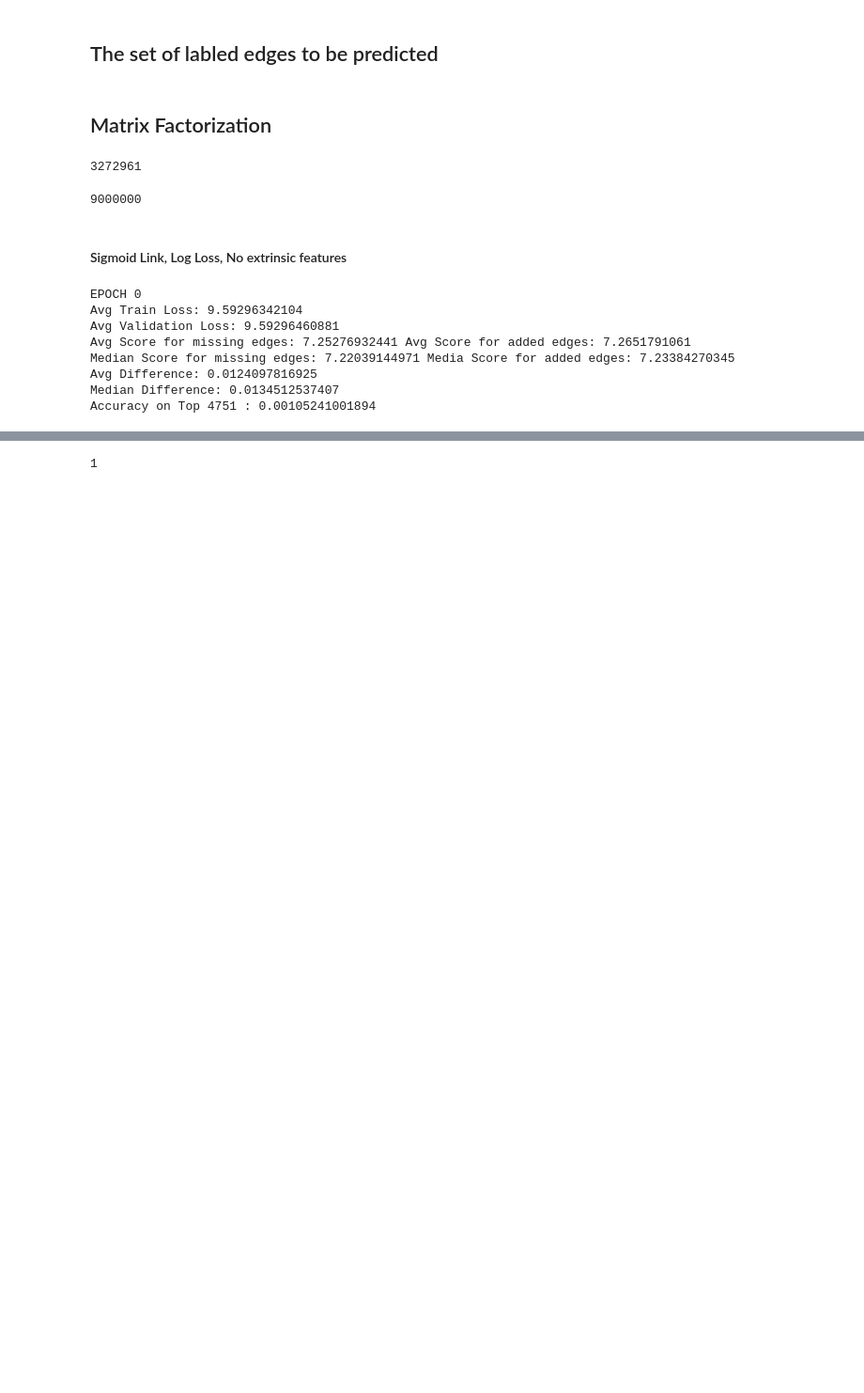
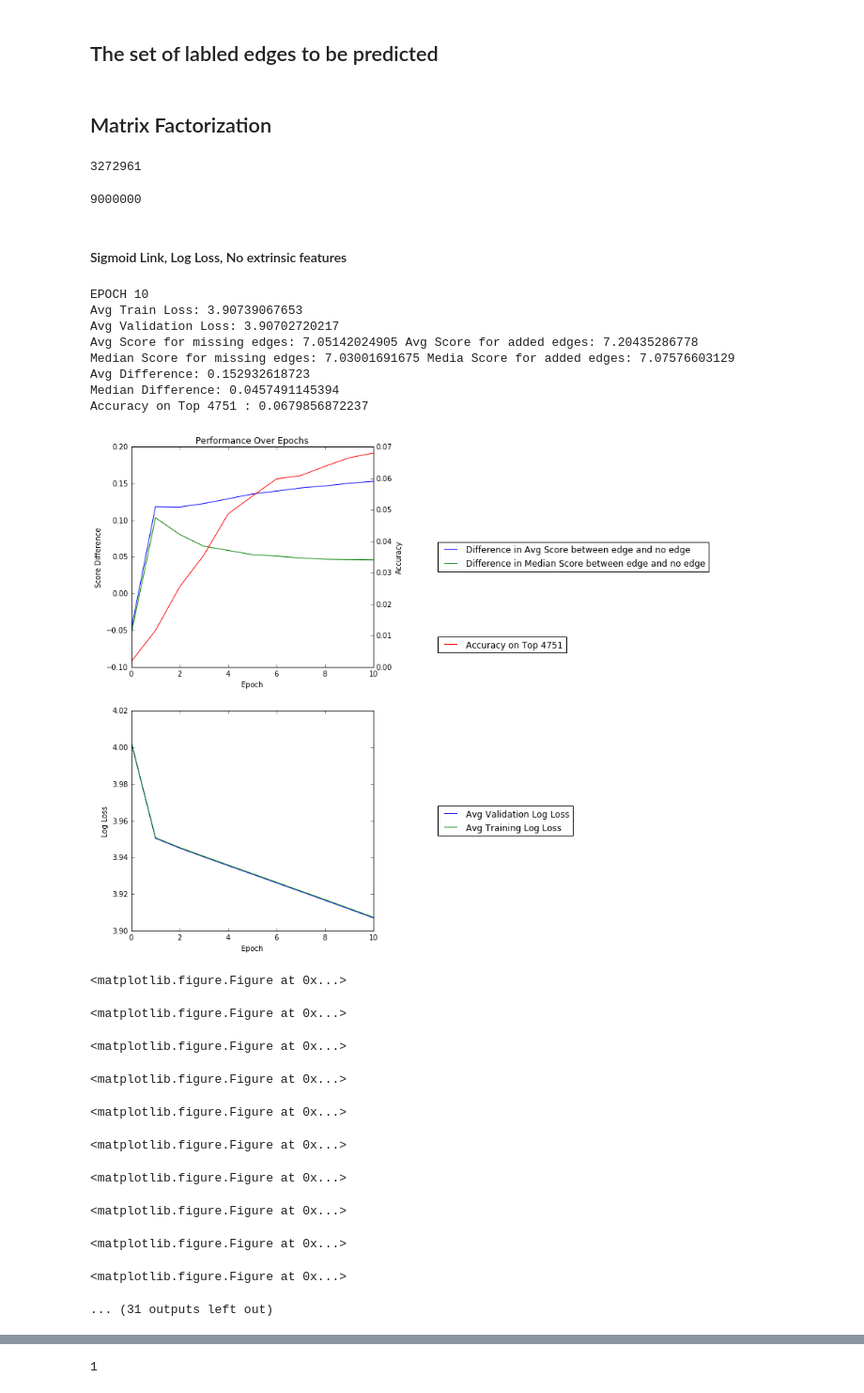
Before and after one commit to michaelfarrell76/LinkPrediction, a Jupyter notebook: MF_LINK_identity_LOSS_square_K_25_lambdatune_RANKING.ipynb, the cells around one changed output, grey strips where cells are left out. Shown at 94% size. Drawn from its saved outputs; the diff is of its cells as text; code cells hidden in the pictures; blank space fills up the shorter version.

```diff
--- a/MF_LINK_identity_LOSS_square_K_25_lambdatune_RANKING.ipynb
+++ b/MF_LINK_identity_LOSS_square_K_25_lambdatune_RANKING.ipynb
@@ -140,7 +140,7 @@ gammaU = 1e-3 # Learning rate for latent feature vectors
 gammaB = 1e-3 # Learning rate for node biases
 # lambdaU = 1e-1 # regularization parameter for latent feature vecotrs
 TOP_K = n_valid # K to use for top k accuracy
-N_EPOCH = 5 # Number of epochs to train
+N_EPOCH = 10 # Number of epochs to train
 link = lambda x : x # the link function mapping score to prediction
 link_name = 'identity'
 loss = lambda (p, t): (p - t)**2 # loss function takes in prediction and target and returns loss
@@ -149,7 +149,8 @@ score = lambda i, j, ip, jp: np.dot(U[i], U[j]) + B[i] + B[j] -(np.dot(U[ip], U[
 score1 = lambda i, j : np.dot(U[i], U[j]) + B[i] + B[j]
 k = 25
 # k_vals = [5, 10, 25, 50, 75, 100] # Number of latent features
-lambdaU_vals = [1e2, 1e1, 1e0, 1e-1, 1e-2, 1e-3, 1e-4]
+lambdaU_vals = [1e-1, 1e-2, 1e-3,1e-4]
+
 results = {}
 
 ###################################################################################################
@@ -318,40 +319,52 @@ for lambdaU in lambdaU_vals:
         if VERBOSE and PLOT:
             # Clear the display
             display.clear_output(wait=True)
             time.sleep(1)
 
         # Print out the results of the epoch
         print_status(epoch)
 
         if PLOT:
             # Plot and saves results
             plot_results(epoch)
 
         if VERBOSE and PLOT:
             # Display plot
             display.display(plt.gcf())
 
     results[lambdaU] = {}
 
     results[lambdaU]['U'] = U.copy()
     results[lambdaU]['B'] = B.copy()
     results[lambdaU]['train_losses'] = train_losses[:]
     results[lambdaU]['valid_losses'] = valid_losses[:]
     results[lambdaU]['no_avgs'] = no_avgs[:]
     results[lambdaU]['no_meds'] = no_meds[:]
     results[lambdaU]['yes_avgs'] = yes_avgs[:]
     results[lambdaU]['yes_meds'] = yes_meds[:]
     results[lambdaU]['diff_avgs'] = diff_avgs[:]
     results[lambdaU]['diff_meds'] = diff_meds[:]
     results[lambdaU]['topk_acc'] = topk_acc[:]
 # %% [output]
-EPOCH 0
-Avg Train Loss: 9.59296342104
-Avg Validation Loss: 9.59296460881
-Avg Score for missing edges: 7.25276932441 Avg Score for added edges: 7.2651791061
-Median Score for missing edges: 7.22039144971 Media Score for added edges: 7.23384270345
-Avg Difference: 0.0124097816925
-Median Difference: 0.0134512537407
-Accuracy on Top 4751 : 0.00105241001894
+EPOCH 10
+Avg Train Loss: 3.90739067653
+Avg Validation Loss: 3.90702720217
+Avg Score for missing edges: 7.05142024905 Avg Score for added edges: 7.20435286778
+Median Score for missing edges: 7.03001691675 Media Score for added edges: 7.07576603129
+Avg Difference: 0.152932618723
+Median Difference: 0.0457491145394
+Accuracy on Top 4751 : 0.0679856872237
+[figure, added]
+<matplotlib.figure.Figure at 0x...>
+<matplotlib.figure.Figure at 0x...>
+<matplotlib.figure.Figure at 0x...>
+<matplotlib.figure.Figure at 0x...>
+<matplotlib.figure.Figure at 0x...>
+<matplotlib.figure.Figure at 0x...>
+<matplotlib.figure.Figure at 0x...>
+<matplotlib.figure.Figure at 0x...>
+<matplotlib.figure.Figure at 0x...>
+<matplotlib.figure.Figure at 0x...>
+... (31 outputs left out)
 # %%
 'done'
```
Also changed, not shown: parts of 1 cell of this notebook, 53 other files.
